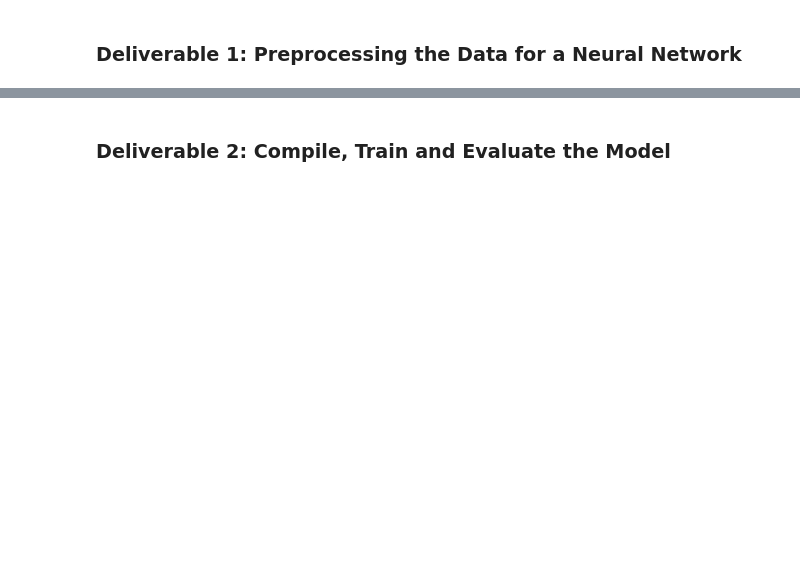
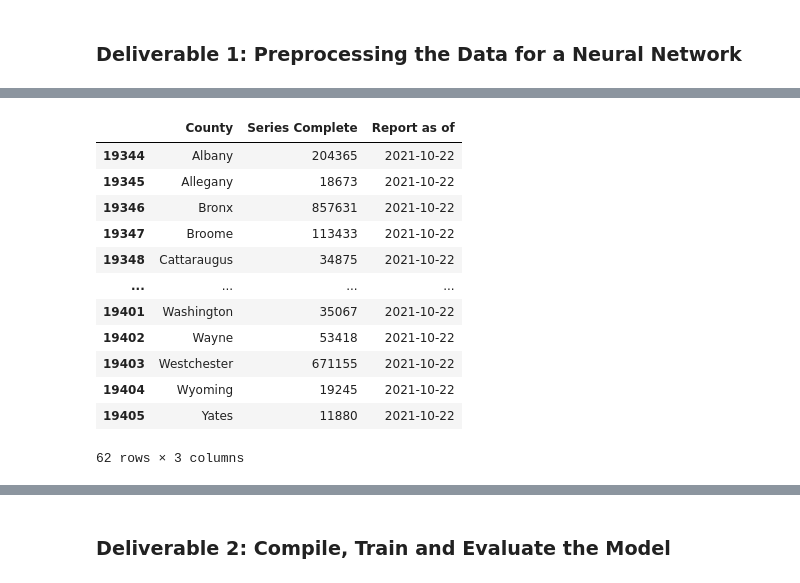
Before and after one commit to Anoobis5/COVID_GeoJSON_FinalProject, a Jupyter notebook: COVID_Vax_Prediction.ipynb, the cells around one changed output, grey strips where cells are left out. Cells and saved outputs as stored; diff of their text form; code cells hidden in the pictures; blank space fills up the shorter version.

```diff
--- a/COVID_Vax_Prediction.ipynb
+++ b/COVID_Vax_Prediction.ipynb
@@ -23,2 +50,24 @@ demo_df.head()
+# %%
+#Remove unnecessary columns
+vax_df = vax_df.drop(['Region', 'First Dose'], axis=1)
+
+# Keep most recent dates
+vax_df = pd.DataFrame(vax_df.loc[vax_df['Report as of'] == '2021-10-22'])
+
+vax_df
+# %% [output]
+|  | County | Series Complete | Report as of |
+| 19344 | Albany | 204365 | 2021-10-22 |
+| 19345 | Allegany | 18673 | 2021-10-22 |
+| 19346 | Bronx | 857631 | 2021-10-22 |
+| 19347 | Broome | 113433 | 2021-10-22 |
+| 19348 | Cattaraugus | 34875 | 2021-10-22 |
+| ... | ... | ... | ... |
+| 19401 | Washington | 35067 | 2021-10-22 |
+| 19402 | Wayne | 53418 | 2021-10-22 |
+| 19403 | Westchester | 671155 | 2021-10-22 |
+| 19404 | Wyoming | 19245 | 2021-10-22 |
+| 19405 | Yates | 11880 | 2021-10-22 |
+62 rows × 3 columns
 # %%
 # join files
```
Also changed, not shown: parts of 14 cells of this notebook, 4 other files.
